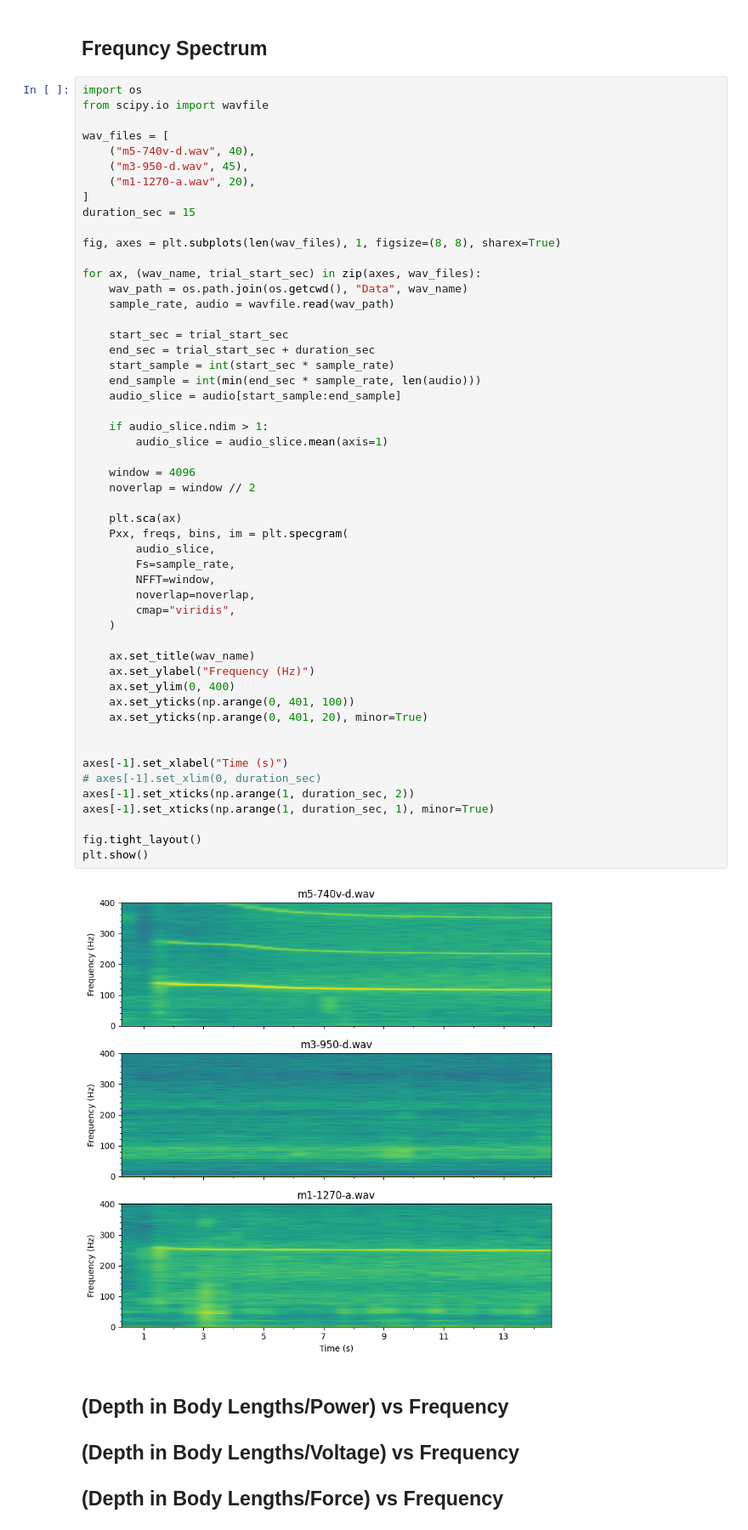
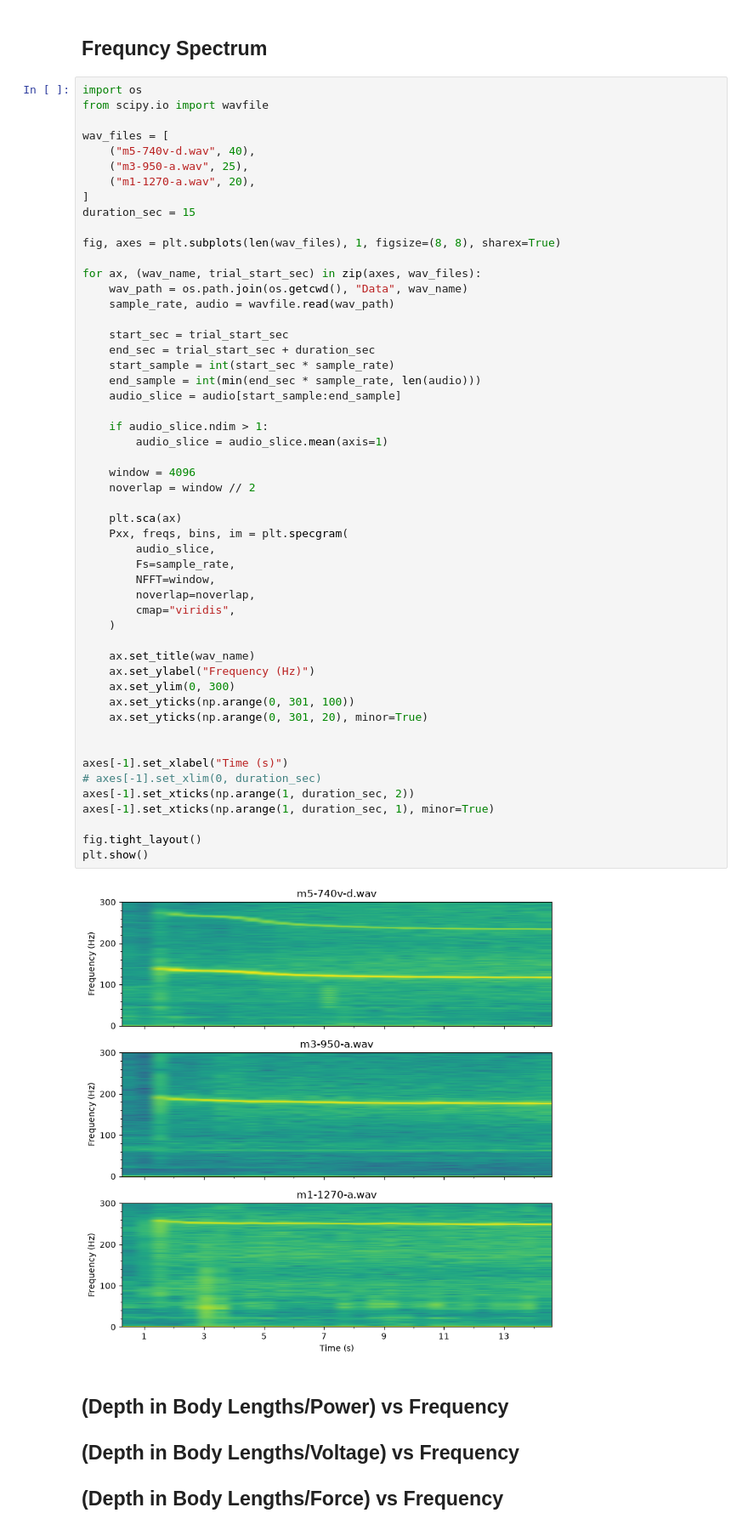
Before and after one commit to OzzysMess/clamming, a Jupyter notebook: master_notes.ipynb, the cells around one changed output. Shown at 85% size. Drawn from its saved outputs; the diff is of its cells as text.

```diff
--- a/master_notes.ipynb
+++ b/master_notes.ipynb
@@ -334,7 +334,7 @@ from scipy.io import wavfile
 
 wav_files = [
     ("m5-740v-d.wav", 40),
-    ("m3-950-d.wav", 45),
+    ("m3-950-a.wav", 25),
     ("m1-1270-a.wav", 20),
 ]
 duration_sec = 15
@@ -351,37 +351,37 @@ for ax, (wav_name, trial_start_sec) in zip(axes, wav_files):
     end_sample = int(min(end_sec * sample_rate, len(audio)))
     audio_slice = audio[start_sample:end_sample]
 
     if audio_slice.ndim > 1:
         audio_slice = audio_slice.mean(axis=1)
 
     window = 4096
     noverlap = window // 2
 
     plt.sca(ax)
     Pxx, freqs, bins, im = plt.specgram(
         audio_slice,
         Fs=sample_rate,
         NFFT=window,
         noverlap=noverlap,
         cmap="viridis",
     )
 
     ax.set_title(wav_name)
     ax.set_ylabel("Frequency (Hz)")
-    ax.set_ylim(0, 400)
-    ax.set_yticks(np.arange(0, 401, 100))
-    ax.set_yticks(np.arange(0, 401, 20), minor=True)
+    ax.set_ylim(0, 300)
+    ax.set_yticks(np.arange(0, 301, 100))
+    ax.set_yticks(np.arange(0, 301, 20), minor=True)
 
 
 axes[-1].set_xlabel("Time (s)")
 # axes[-1].set_xlim(0, duration_sec)
 axes[-1].set_xticks(np.arange(1, duration_sec, 2))
 axes[-1].set_xticks(np.arange(1, duration_sec, 1), minor=True)
 
 fig.tight_layout()
 plt.show()
 # %% [output]
-[figure, old version]
+[figure, new version]
 # %% [markdown]
 ## (Depth in Body Lengths/Power) vs Frequency
 ## (Depth in Body Lengths/Voltage) vs Frequency
```
Also changed, not shown: parts of 9 cells of this notebook, 3 other files.
